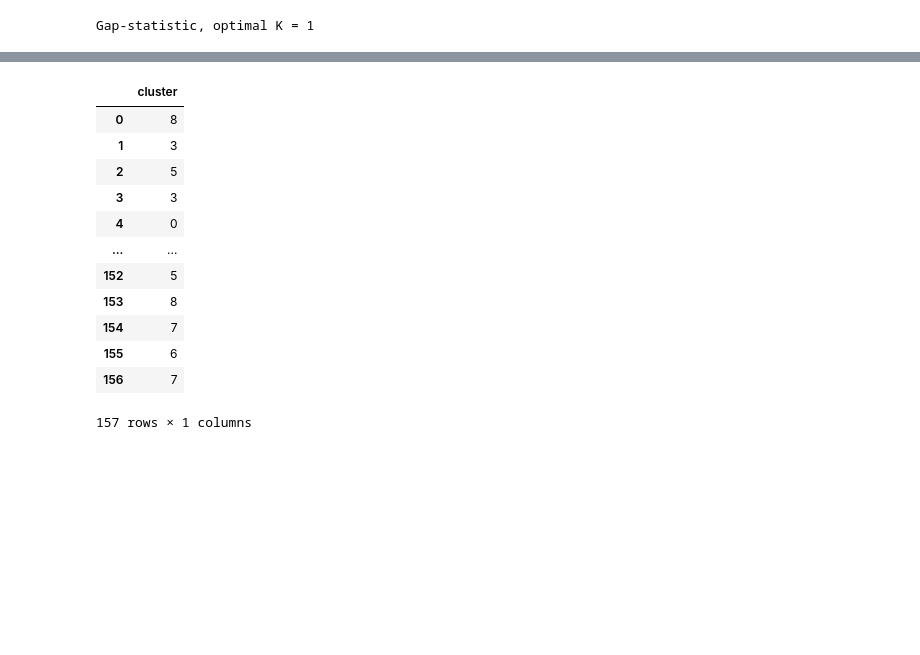
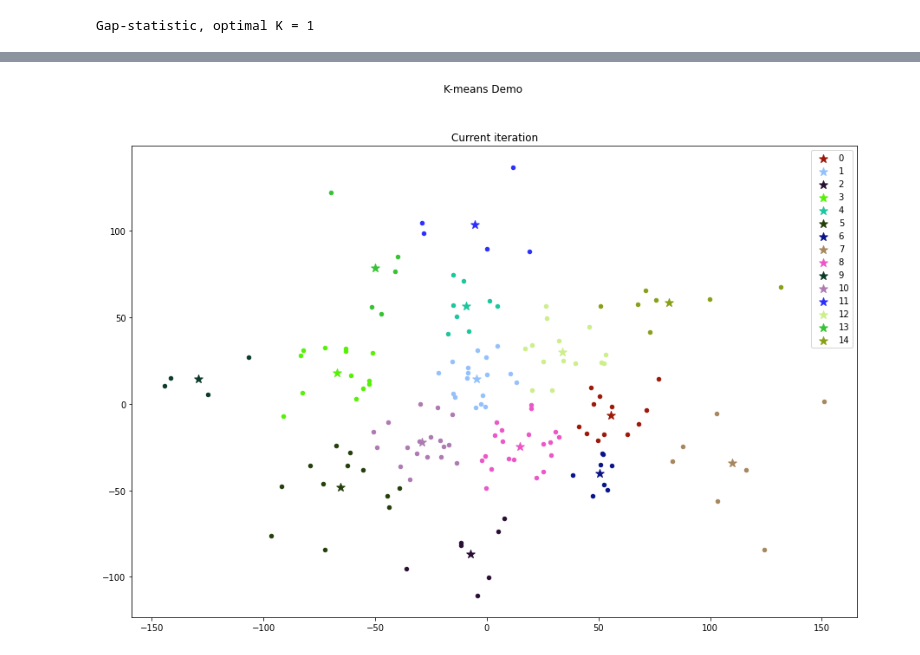
Before and after one commit to Hypertyz/igem2022, a Jupyter notebook: Yeast_project/notebooks/Promoter_RBS.ipynb, the cells around one changed output, grey strips where cells are left out. Cells and saved outputs as stored; diff of their text form; code cells hidden in the pictures; blank space fills up the shorter version.

Commit message:
update promoter clustering method

```diff
--- a/Yeast_project/notebooks/Promoter_RBS.ipynb
+++ b/Yeast_project/notebooks/Promoter_RBS.ipynb
@@ -278,9 +278,3 @@ else:
     print ("Gap-statistic, optimal K = %d" % list_of_clusters[K_opt[0]])
 # %% [output]
 Gap-statistic, optimal K = 1
-# %%
-def plotting(X, kmeans, y_pred, ax):
-    ax.clear()
-    ax.scatter(X[:,0], X[:,1], c = y_pred, marker= ".", s=80)
-    ax.scatter(kmeans.cluster_centers_[:,0], kmeans.cluster_centers_[:,1], c = np.arange(kmeans.cluster_centers_.shape[0]), marker= "*", s=50)
-    ax.set_title("Current iteration")
@@ -307,16 +281,31 @@ cluster_map['cluster'] = kmeans.labels_
-# %%
-cluster_map
-# %% [output]
-|  | cluster |
-| 0 | 8 |
-| 1 | 3 |
-| 2 | 5 |
-| 3 | 3 |
-| 4 | 0 |
-| ... | ... |
-| 152 | 5 |
-| 153 | 8 |
-| 154 | 7 |
-| 155 | 6 |
-| 156 | 7 |
-157 rows × 1 columns
+# %%
+import random
+col = []
+for m in range(15):
+    c = ["#"+''.join([random.choice('ABCDEF0123456789') for n in range(6)])]
+    col.append(c)
+
+def plotting(X, kmeans, y_pred, ax):
+    ax.clear()
+    for j in range(X.shape[0]):
+        ax.scatter(X[j,0], X[j,1], c = col[y_pred[j]], marker= ".", s=80)
+    for i in range(kmeans.cluster_centers_.shape[0]):
+        ax.scatter(kmeans.cluster_centers_[i,0], kmeans.cluster_centers_[i,1], c = col[i],
+                   marker= "*", s=100, label=i)
+    ax.legend()
+    ax.set_title("Current iteration")
+# %%
+clusters = 15 # Control how many clusters we want
+
+kmeans = KMeans(n_clusters = clusters, n_init = 1, random_state = 1, max_iter = 1)
+y_pred = kmeans.fit_predict(X_pca)
+
+fig, ax = plt.subplots(1,1, figsize=(15,10))
+plt.suptitle("K-means Demo")
+
+kmeans= KMeans(n_clusters = clusters, init = "random", random_state = 0)
+y_pred = kmeans.fit_predict(X_pca)
+
+plotting(X_pca, kmeans, y_pred, ax)
+# %% [output]
+[figure, added]
```
Also changed, not shown: parts of 4 cells of this notebook, 2 other files.
